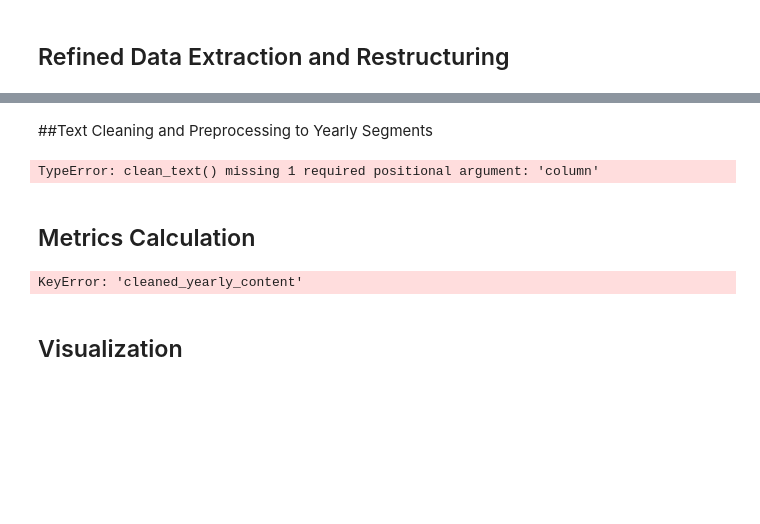
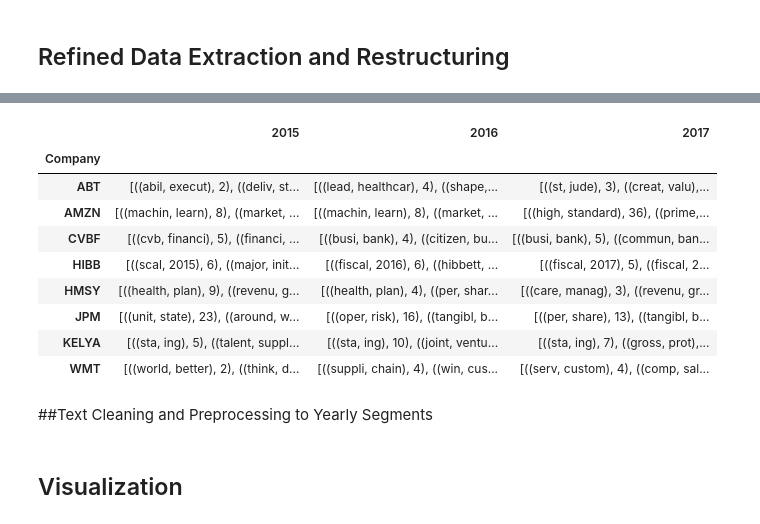
Before and after one commit to tom4197/ISEM2006, a Jupyter notebook: work.ipynb, the cells around one changed output, grey strips where cells are left out. Saved outputs shown, nothing was run; the diff lists cells and outputs as text; code cells hidden in the pictures; blank space fills up the shorter version.

```diff
--- a/work.ipynb
+++ b/work.ipynb
@@ -239,30 +153,42 @@ Sample 'yearly_content' for CVBF in 2015 (first 500 characters):
+# %%
+def get_top_bigrams(text, n=10):
+    filter_words = ['company', 'year', 'dear', 'shareholder', 'letter', 'business', 'management',
+                    'financial', 'performance', 'report', 'include', 'also', 'may', 'one', 'two', 'new', 'use', 'used',
+                    'using', 'we', 'us', 'our', 'will', 'would', 'could', 'should', 'can', 'may', 'might', 'must',
+                    'the', 'and', 'is', 'in', 'to', 'of', 'a', 'for', 'on', 'that', 'with', 'as', 'by', 'at']
+    company_name = ['abbott', 'amazon', 'cvbf', 'hibb', 'jpmorgan', 'hmsys', 'kelya', 'walmart']
+    words = word_tokenize(text)
+    cleaned_words = [re.sub(r'[^a-zA-Z0-9]', '', word) for word in words]
+    cleaned_words = [word for word in cleaned_words if word]
+    cleaned_words = [word for word in cleaned_words if word not in english_stopwords]
+    cleaned_words = [word.lower() for word in cleaned_words]
+    cleaned_words = [WordNetLemmatizer().lemmatize(word) for word in cleaned_words]
+    cleaned_words = [PorterStemmer().stem(word) for word in cleaned_words]
+    cleaned_words = [word for word in cleaned_words if word not in filter_words]
+    cleaned_words = [word for word in cleaned_words if word not in company_name]
+    cleaned_words = [word for word in cleaned_words if len(word) > 1]
+    bigrams = ngrams(cleaned_words, 2)
+    bigram_freq = Counter(bigrams)
+    return bigram_freq.most_common(n)
+
+english_stopwords = set(stopwords.words('english'))
+
+
+top_bigrams = data.applymap(lambda x:get_top_bigrams(x, n=5))
+top_bigrams
+# %% [output]
+|  | 2015 | 2016 | 2017 |
+| Company |  |  |  |
+| ABT | [((abil, execut), 2), ((deliv, st... | [((lead, healthcar), 4), ((shape,... | [((st, jude), 3), ((creat, valu),... |
+| AMZN | [((machin, learn), 8), ((market, ... | [((machin, learn), 8), ((market, ... | [((high, standard), 36), ((prime,... |
+| CVBF | [((cvb, financi), 5), ((financi, ... | [((busi, bank), 4), ((citizen, bu... | [((busi, bank), 5), ((commun, ban... |
+| HIBB | [((scal, 2015), 6), ((major, init... | [((fiscal, 2016), 6), ((hibbett, ... | [((fiscal, 2017), 5), ((fiscal, 2... |
+| HMSY | [((health, plan), 9), ((revenu, g... | [((health, plan), 4), ((per, shar... | [((care, manag), 3), ((revenu, gr... |
+| JPM | [((unit, state), 23), ((around, w... | [((oper, risk), 16), ((tangibl, b... | [((per, share), 13), ((tangibl, b... |
+| KELYA | [((sta, ing), 5), ((talent, suppl... | [((sta, ing), 10), ((joint, ventu... | [((sta, ing), 7), ((gross, prot),... |
+| WMT | [((world, better), 2), ((think, d... | [((suppli, chain), 4), ((win, cus... | [((serv, custom), 4), ((comp, sal... |
 # %% [markdown]
 ##Text Cleaning and Preprocessing to Yearly Segments
-# %%
-df_yearly_letters['cleaned_yearly_content'] = df_yearly_letters['yearly_content'].apply(clean_text)
-
-# Apply preprocess_text and extract the filtered words
-df_yearly_letters['filtered_words_yearly'] = df_yearly_letters['cleaned_yearly_content'].apply(lambda x: preprocess_text(x)[1])
-
-print("Cleaned and preprocessed yearly content added to 'df_yearly_letters' DataFrame.")
-print(df_yearly_letters[['company_name', 'year_of_report', 'yearly_content', 'cleaned_yearly_content', 'filtered_words_yearly']].head())
-# %% [output]
-TypeError: clean_text() missing 1 required positional argument: 'column'
-# %% [markdown]
-## Metrics Calculation
-# %%
-simple_yearly_stats = df_yearly_letters['cleaned_yearly_content'].apply(calculate_simple_stats)
-
-stats_df_yearly = pd.json_normalize(simple_yearly_stats)
-df_yearly_letters = pd.concat([df_yearly_letters, stats_df_yearly], axis=1)
-
-# Calculate top bigrams for yearly segments
-df_yearly_letters['top_bigrams_yearly'] = df_yearly_letters['filtered_words_yearly'].apply(lambda x: get_top_ngrams(x))
-
-print("Simple baseline statistics and top bigrams calculated for yearly segments.")
-print(df_yearly_letters[['company_name', 'year_of_report', 'word_count_simple', 'sentence_count_simple', 'avg_sentence_length_simple', 'unique_word_ratio_simple', 'top_bigrams_yearly']].head())
-# %% [output]
-KeyError: 'cleaned_yearly_content'
 # %% [markdown]
 ## Visualization
 # %%
```
Also changed, not shown: parts of 10 cells of this notebook, 33 other files.
